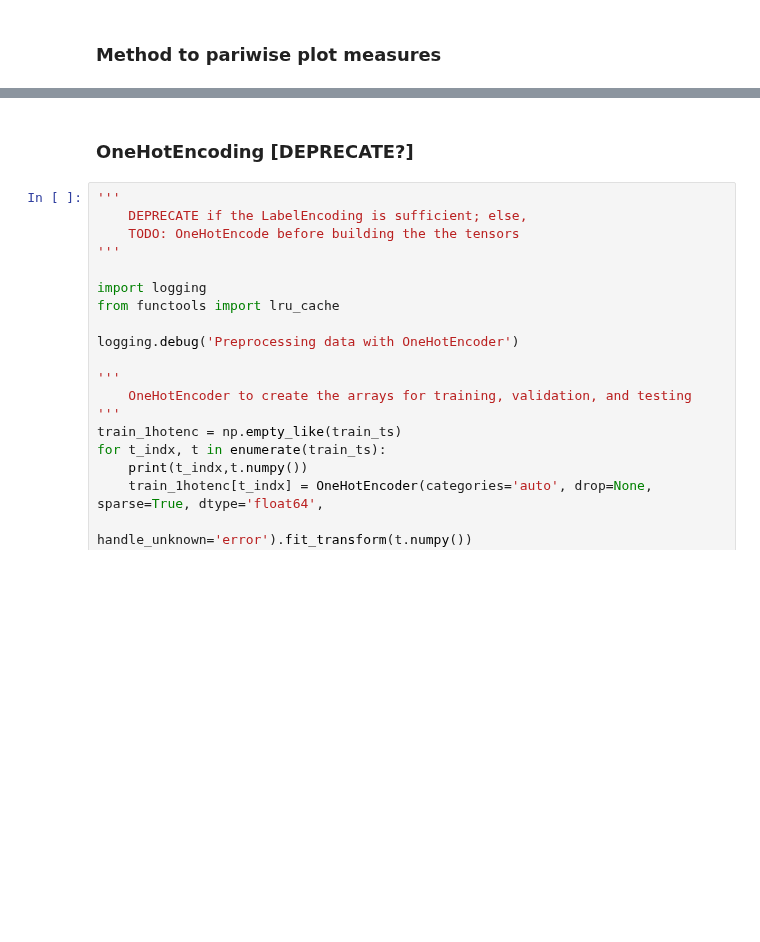
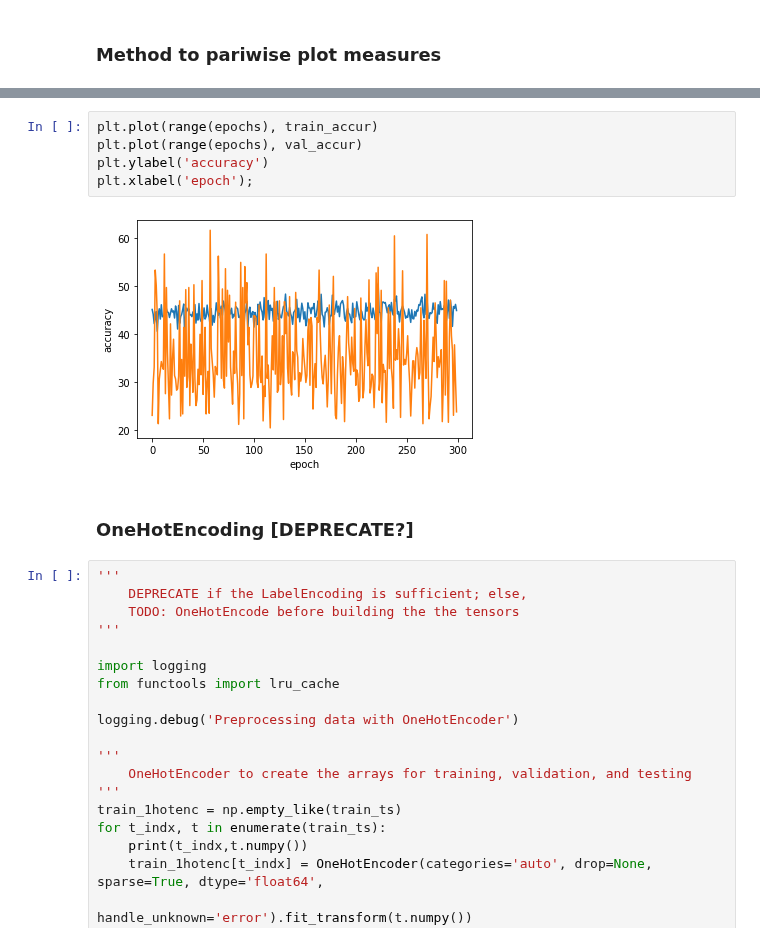
Before and after one commit to waidyanatha/quasar, a Jupyter notebook: notebooks/2c_strong_motion_classification.ipynb, the cells around one changed output, grey strips where cells are left out. Saved outputs shown, nothing was run; the diff lists cells and outputs as text; blank space fills up the shorter version.

```diff
--- a/notebooks/2c_strong_motion_classification.ipynb
+++ b/notebooks/2c_strong_motion_classification.ipynb
@@ -326,3 +455,10 @@ plt.xlabel('epoch');
+# %%
+plt.plot(range(epochs), train_accur)
+plt.plot(range(epochs), val_accur)
+plt.ylabel('accuracy')
+plt.xlabel('epoch');
+# %% [output]
+[figure, added]
 # %% [markdown]
 ### OneHotEncoding [DEPRECATE?]
 # %%
```
Also changed, not shown: parts of 18 cells of this notebook, 3 other files.
